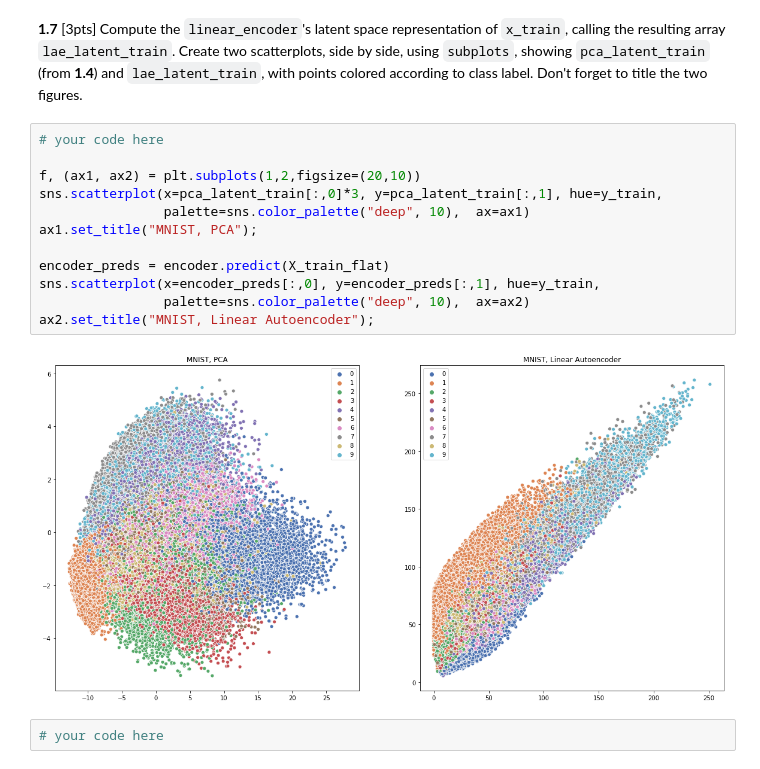
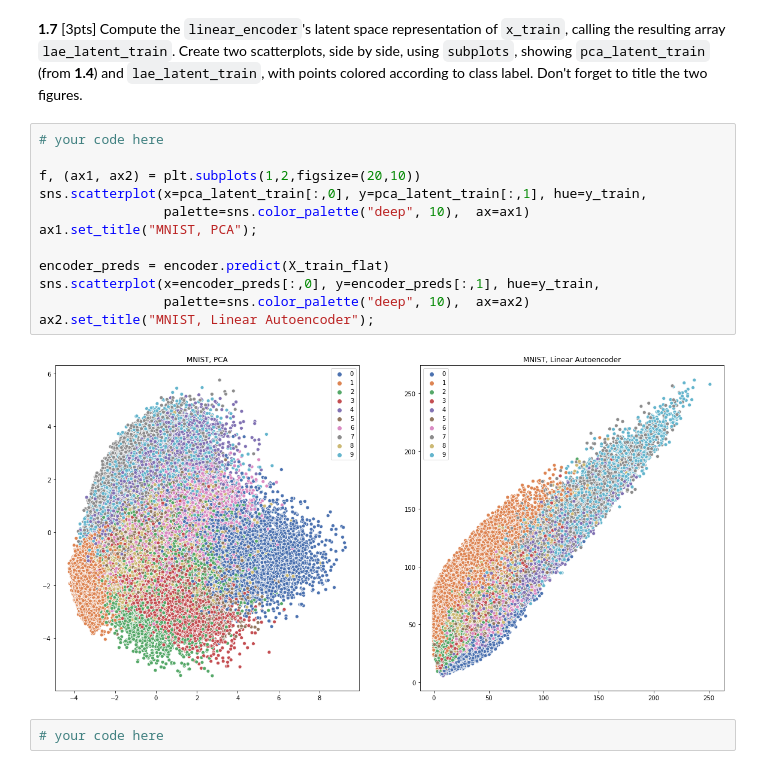
Before and after one commit to jackxxu/2020-CS109B, a Jupyter notebook: content/homeworks/hw05/notebook/cs109b-hw5-students.ipynb, the cells around one changed output. Cells and saved outputs as stored; diff of their text form.

```diff
--- a/content/homeworks/hw05/notebook/cs109b-hw5-students.ipynb
+++ b/content/homeworks/hw05/notebook/cs109b-hw5-students.ipynb
@@ -229,17 +229,17 @@ Text(0.5, 1.0, 'Linear Autoencoder Loss')
 # %%
 # your code here
 
 f, (ax1, ax2) = plt.subplots(1,2,figsize=(20,10))
-sns.scatterplot(x=pca_latent_train[:,0]*3, y=pca_latent_train[:,1], hue=y_train,
+sns.scatterplot(x=pca_latent_train[:,0], y=pca_latent_train[:,1], hue=y_train,
                 palette=sns.color_palette("deep", 10),  ax=ax1)
 ax1.set_title("MNIST, PCA");
 
 encoder_preds = encoder.predict(X_train_flat)
 sns.scatterplot(x=encoder_preds[:,0], y=encoder_preds[:,1], hue=y_train,
                 palette=sns.color_palette("deep", 10),  ax=ax2)
 ax2.set_title("MNIST, Linear Autoencoder");
 # %% [output]
-[figure, old version]
+[figure, new version]
 # %%
 # your code here
 # %% [markdown]
```
Also changed, not shown: parts of 18 cells of this notebook.
